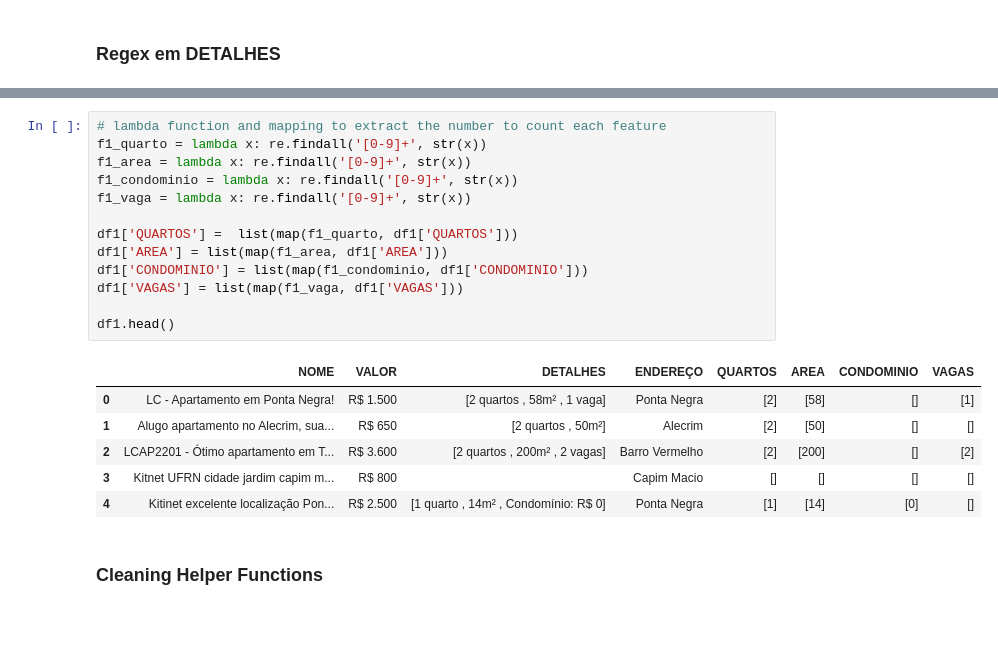
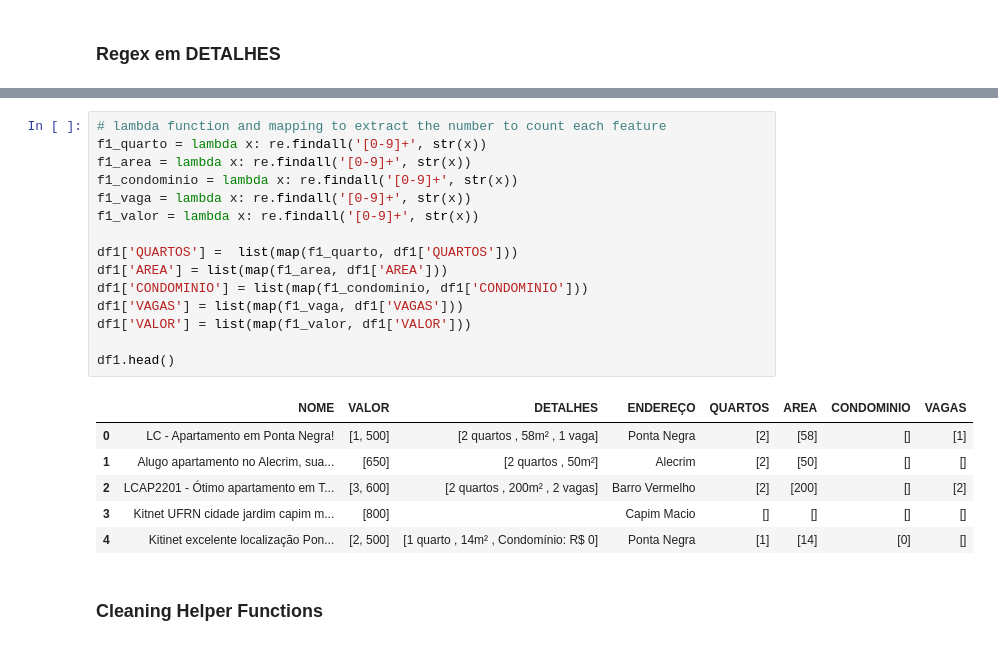
Before and after one commit to LucasBMedeiros/hello-world, a Jupyter notebook: scraper.ipynb, the cells around one changed output, grey strips where cells are left out. Drawn from its saved outputs; the diff is of its cells as text.

```diff
--- a/scraper.ipynb
+++ b/scraper.ipynb
@@ -204,23 +181,25 @@ df1.head()
 # %%
 # lambda function and mapping to extract the number to count each feature
 f1_quarto = lambda x: re.findall('[0-9]+', str(x))
 f1_area = lambda x: re.findall('[0-9]+', str(x))
 f1_condominio = lambda x: re.findall('[0-9]+', str(x))
 f1_vaga = lambda x: re.findall('[0-9]+', str(x))
+f1_valor = lambda x: re.findall('[0-9]+', str(x))
 
 df1['QUARTOS'] =  list(map(f1_quarto, df1['QUARTOS']))
 df1['AREA'] = list(map(f1_area, df1['AREA']))
 df1['CONDOMINIO'] = list(map(f1_condominio, df1['CONDOMINIO']))
 df1['VAGAS'] = list(map(f1_vaga, df1['VAGAS']))
+df1['VALOR'] = list(map(f1_valor, df1['VALOR']))
 
 df1.head()
 # %% [output]
 |  | NOME | VALOR | DETALHES | ENDEREÇO | QUARTOS | AREA | CONDOMINIO | VAGAS |
-| 0 | LC - Apartamento em Ponta Negra! | R$ 1.500 | [2 quartos , 58m² , 1 vaga] | Ponta Negra | [2] | [58] | [] | [1] |
-| 1 | Alugo apartamento no Alecrim, sua... | R$ 650 | [2 quartos , 50m²] | Alecrim | [2] | [50] | [] | [] |
-| 2 | LCAP2201 - Ótimo apartamento em T... | R$ 3.600 | [2 quartos , 200m² , 2 vagas] | Barro Vermelho | [2] | [200] | [] | [2] |
-| 3 | Kitnet UFRN cidade jardim capim m... | R$ 800 |  | Capim Macio | [] | [] | [] | [] |
-| 4 | Kitinet excelente localização Pon... | R$ 2.500 | [1 quarto , 14m² , Condomínio: R$ 0] | Ponta Negra | [1] | [14] | [0] | [] |
+| 0 | LC - Apartamento em Ponta Negra! | [1, 500] | [2 quartos , 58m² , 1 vaga] | Ponta Negra | [2] | [58] | [] | [1] |
+| 1 | Alugo apartamento no Alecrim, sua... | [650] | [2 quartos , 50m²] | Alecrim | [2] | [50] | [] | [] |
+| 2 | LCAP2201 - Ótimo apartamento em T... | [3, 600] | [2 quartos , 200m² , 2 vagas] | Barro Vermelho | [2] | [200] | [] | [2] |
+| 3 | Kitnet UFRN cidade jardim capim m... | [800] |  | Capim Macio | [] | [] | [] | [] |
+| 4 | Kitinet excelente localização Pon... | [2, 500] | [1 quarto , 14m² , Condomínio: R$ 0] | Ponta Negra | [1] | [14] | [0] | [] |
 # %% [markdown]
 ### Cleaning Helper Functions
 # %%
```
Also changed, not shown: parts of 25 cells of this notebook, 1 other file.
